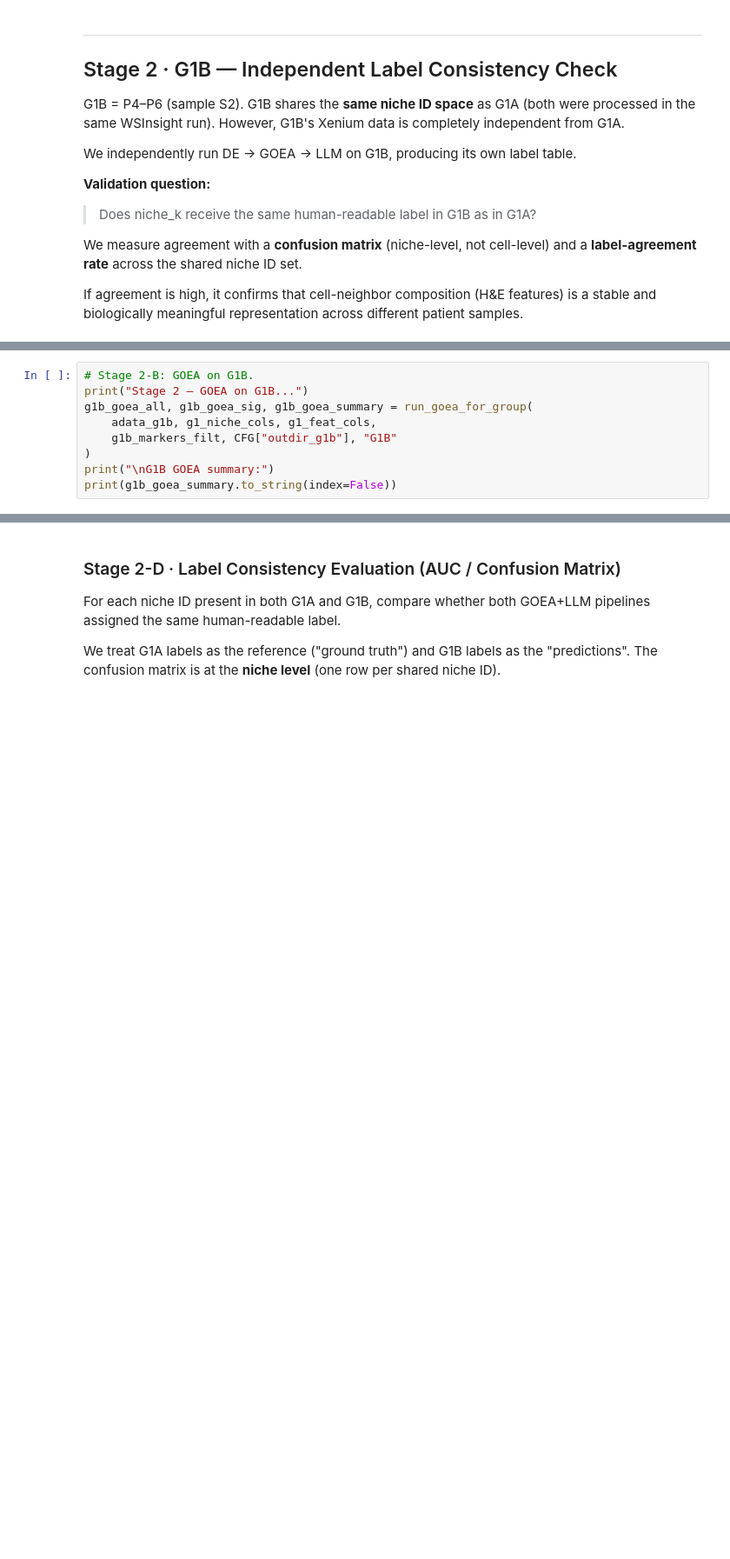
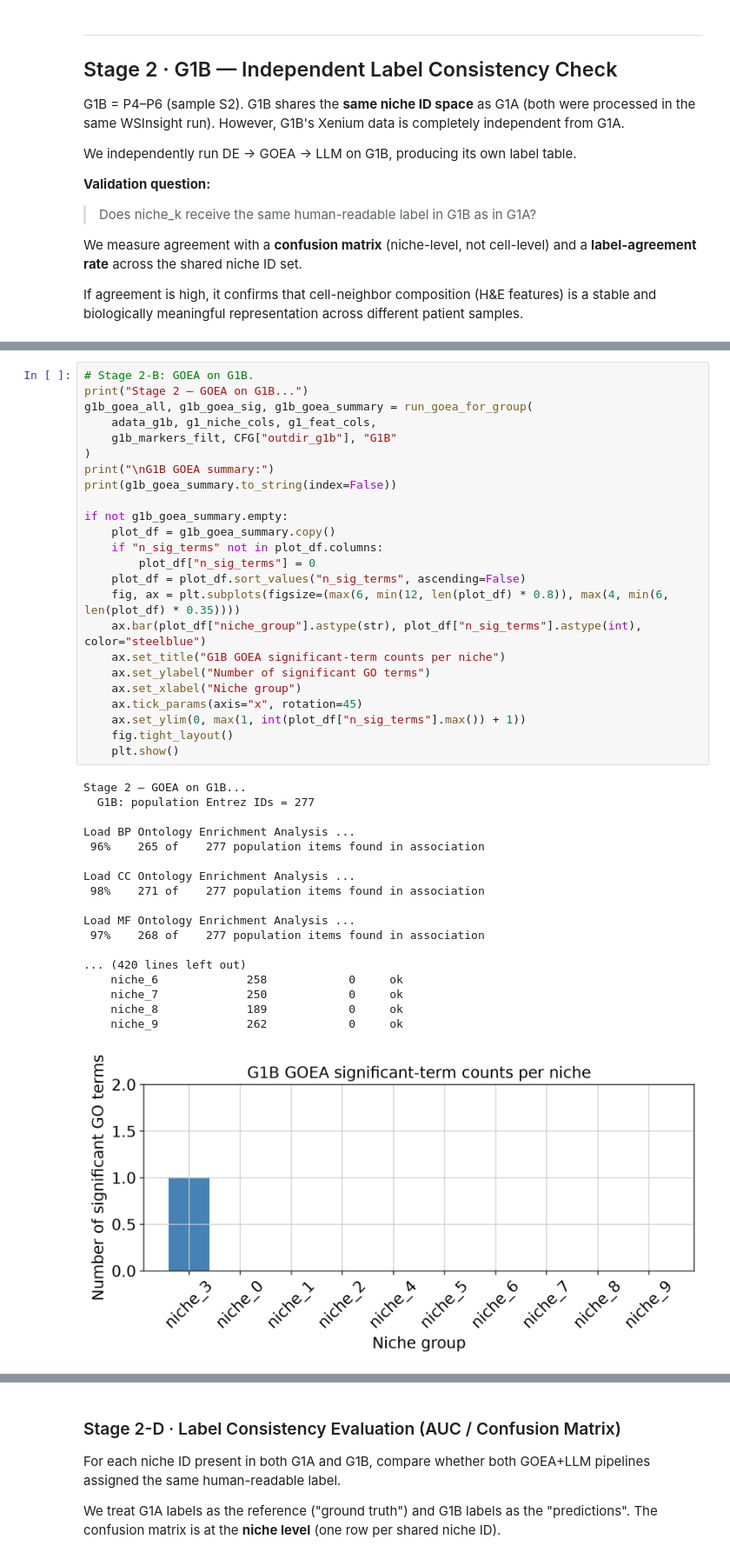
Before and after one commit to huangch/wsinsight, a Jupyter notebook: reference-crosscohort-label-transfer.ipynb, the cells around one changed output, grey strips where cells are left out. Shown at 87% size. Saved outputs shown, nothing was run; the diff lists cells and outputs as text; blank space fills up the shorter version.

```diff
--- a/reference-crosscohort-label-transfer.ipynb
+++ b/reference-crosscohort-label-transfer.ipynb
@@ -814,10 +1257,44 @@ print(f"  Filtered marker rows: {len(g1b_markers_filt)}")
 # %%
 # Stage 2-B: GOEA on G1B.
 print("Stage 2 — GOEA on G1B...")
 g1b_goea_all, g1b_goea_sig, g1b_goea_summary = run_goea_for_group(
     adata_g1b, g1_niche_cols, g1_feat_cols,
     g1b_markers_filt, CFG["outdir_g1b"], "G1B"
 )
 print("\nG1B GOEA summary:")
 print(g1b_goea_summary.to_string(index=False))
+
+if not g1b_goea_summary.empty:
+    plot_df = g1b_goea_summary.copy()
+    if "n_sig_terms" not in plot_df.columns:
+        plot_df["n_sig_terms"] = 0
+    plot_df = plot_df.sort_values("n_sig_terms", ascending=False)
+    fig, ax = plt.subplots(figsize=(max(6, min(12, len(plot_df) * 0.8)), max(4, min(6, len(plot_df) * 0.35))))
+    ax.bar(plot_df["niche_group"].astype(str), plot_df["n_sig_terms"].astype(int), color="steelblue")
+    ax.set_title("G1B GOEA significant-term counts per niche")
+    ax.set_ylabel("Number of significant GO terms")
+    ax.set_xlabel("Niche group")
+    ax.tick_params(axis="x", rotation=45)
+    ax.set_ylim(0, max(1, int(plot_df["n_sig_terms"].max()) + 1))
+    fig.tight_layout()
+    plt.show()
+# %% [output]
+Stage 2 — GOEA on G1B...
+  G1B: population Entrez IDs = 277
+
+Load BP Ontology Enrichment Analysis ...
+ 96%    265 of    277 population items found in association
+
+Load CC Ontology Enrichment Analysis ...
+ 98%    271 of    277 population items found in association
+
+Load MF Ontology Enrichment Analysis ...
+ 97%    268 of    277 population items found in association
+
+... (420 lines left out)
+    niche_6             258            0     ok
+    niche_7             250            0     ok
+    niche_8             189            0     ok
+    niche_9             262            0     ok
+[figure, added]
 # %%
```
Also changed, not shown: parts of 28 cells of this notebook, 2 other files.
